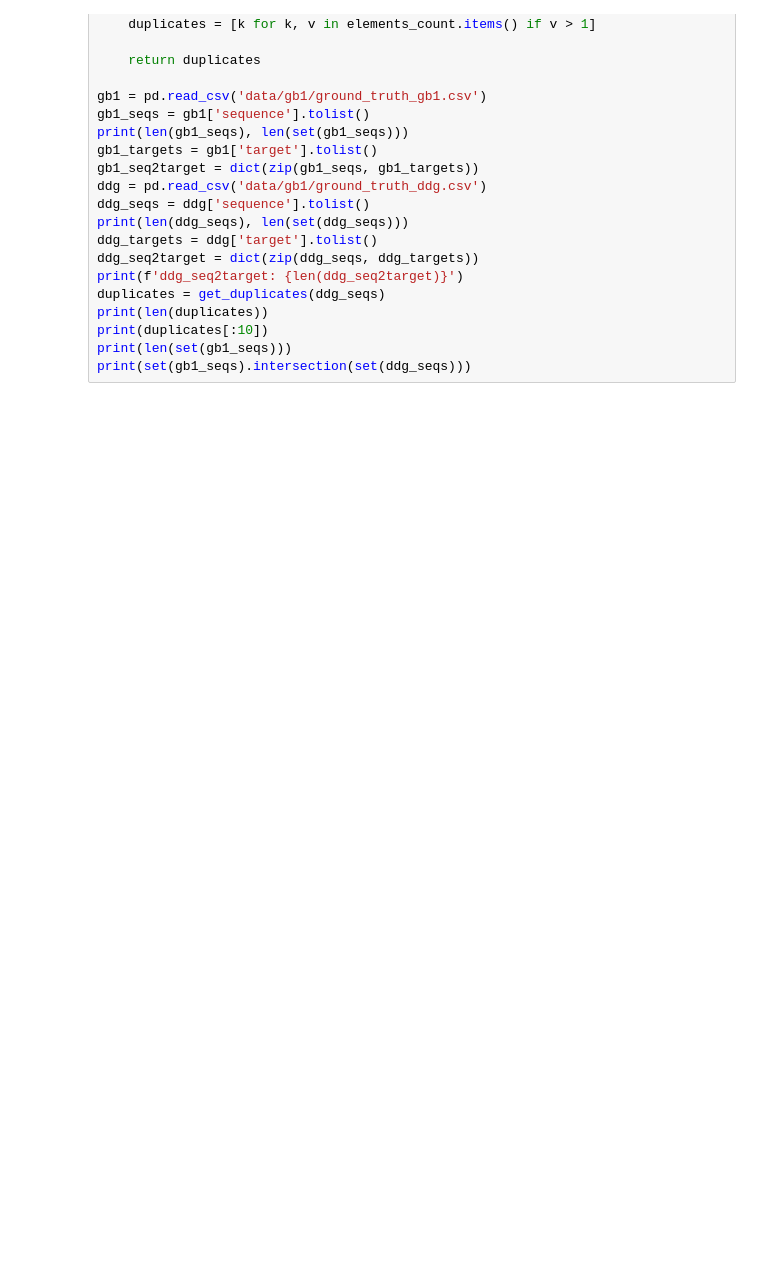
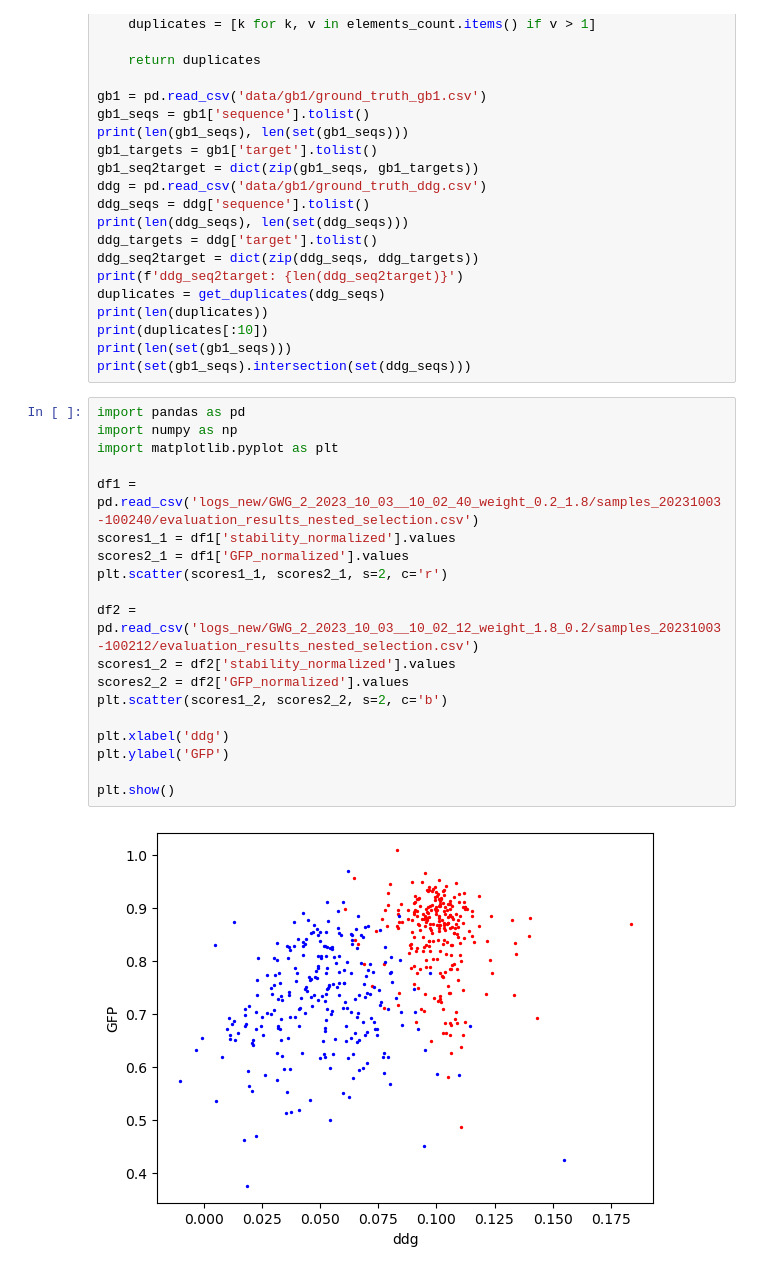
Before and after one commit to luojq19/FitnessSample, a Jupyter notebook: test.ipynb, the cells around one changed output. Drawn from its saved outputs; the diff is of its cells as text; blank space fills up the shorter version.

```diff
--- a/test.ipynb
+++ b/test.ipynb
@@ -472,3 +472,24 @@ print(len(duplicates))
 print(duplicates[:10])
 print(len(set(gb1_seqs)))
 print(set(gb1_seqs).intersection(set(ddg_seqs)))
+# %%
+import pandas as pd
+import numpy as np
+import matplotlib.pyplot as plt
+
+df1 = pd.read_csv('logs_new/GWG_2_2023_10_03__10_02_40_weight_0.2_1.8/samples_20231003-100240/evaluation_results_nested_selection.csv')
+scores1_1 = df1['stability_normalized'].values
+scores2_1 = df1['GFP_normalized'].values
+plt.scatter(scores1_1, scores2_1, s=2, c='r')
+
+df2 = pd.read_csv('logs_new/GWG_2_2023_10_03__10_02_12_weight_1.8_0.2/samples_20231003-100212/evaluation_results_nested_selection.csv')
+scores1_2 = df2['stability_normalized'].values
+scores2_2 = df2['GFP_normalized'].values
+plt.scatter(scores1_2, scores2_2, s=2, c='b')
+
+plt.xlabel('ddg')
+plt.ylabel('GFP')
+
+plt.show()
+# %% [output]
+[figure, added]
```
Also changed, not shown: 26 other files.
